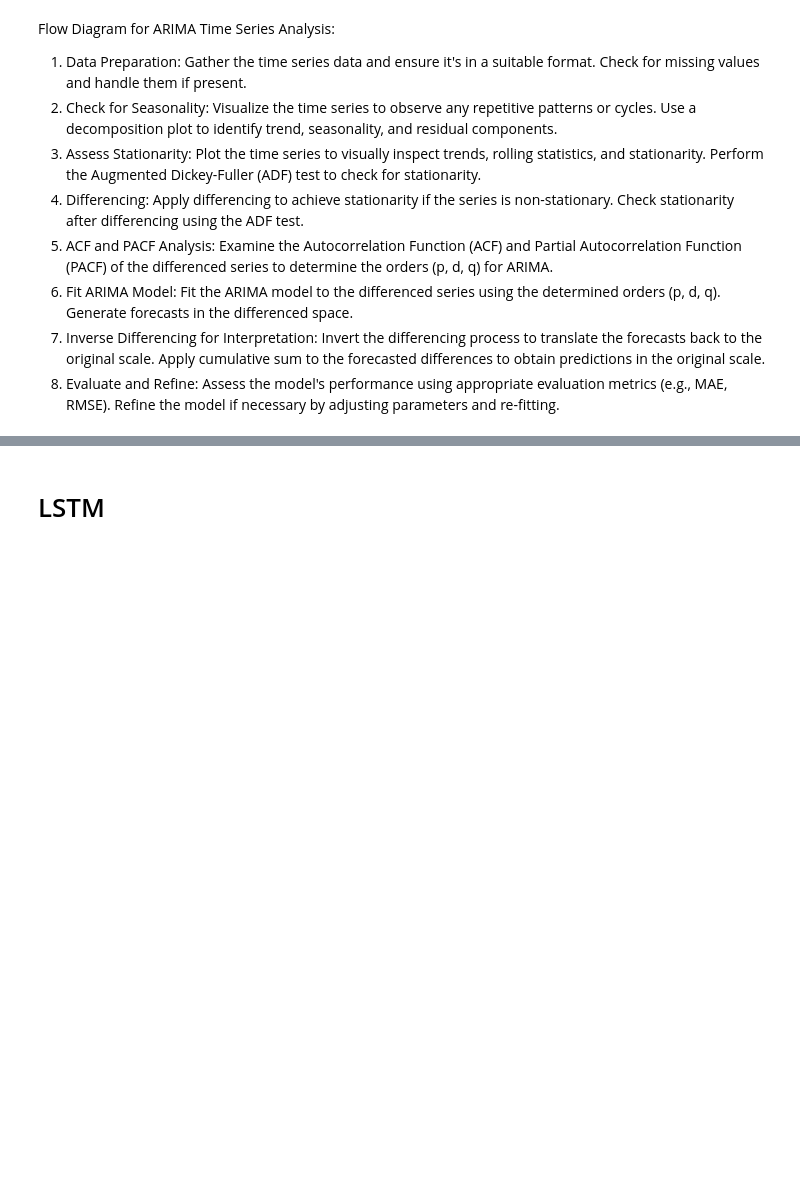
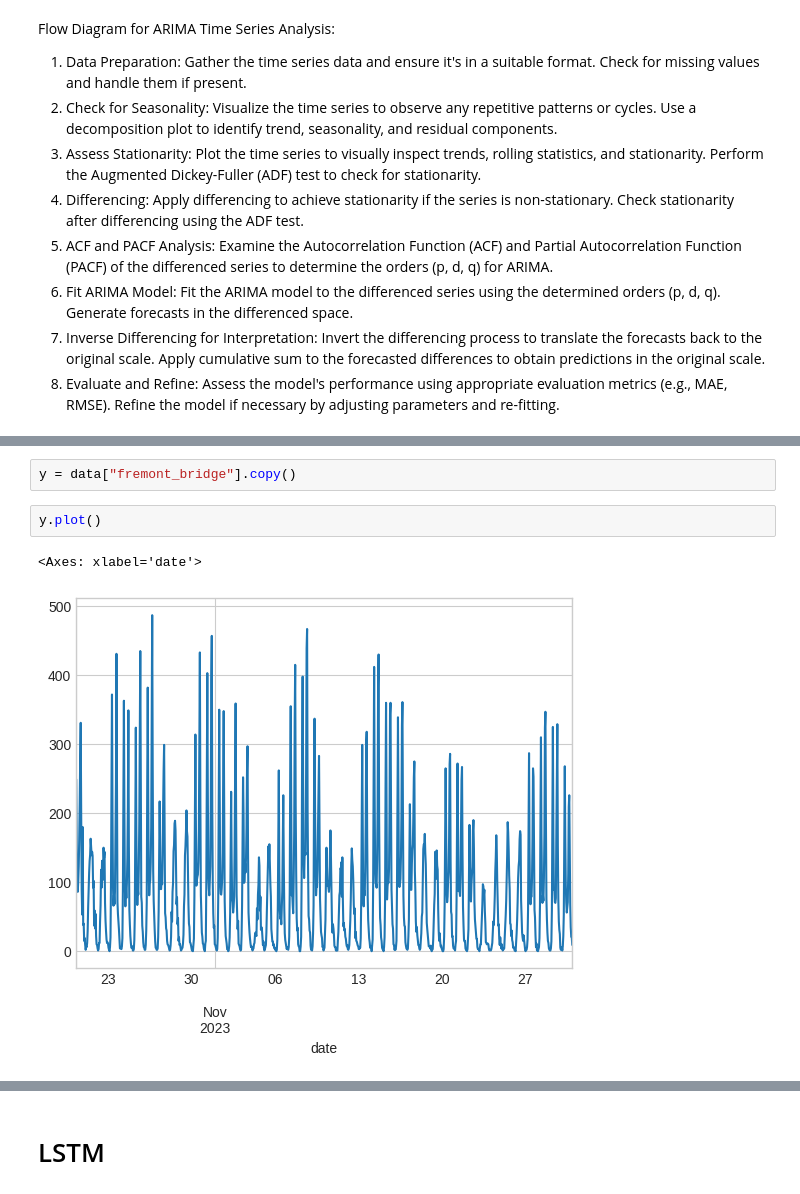
Before and after one commit to KevinrealG/Series_de_tiempo, a Jupyter notebook: 02_Aplying_arima_lstm.ipynb, the cells around one changed output, grey strips where cells are left out. Saved outputs shown, nothing was run; the diff lists cells and outputs as text; blank space fills up the shorter version.

```diff
--- a/02_Aplying_arima_lstm.ipynb
+++ b/02_Aplying_arima_lstm.ipynb
@@ -73,0 +127,7 @@ Refine the model if necessary by adjusting parameters and re-fitting.
+# %%
+y = data["fremont_bridge"].copy()
+# %%
+y.plot()
+# %% [output]
+<Axes: xlabel='date'>
+[figure, added]
```
Also changed, not shown: parts of 13 cells of this notebook.
